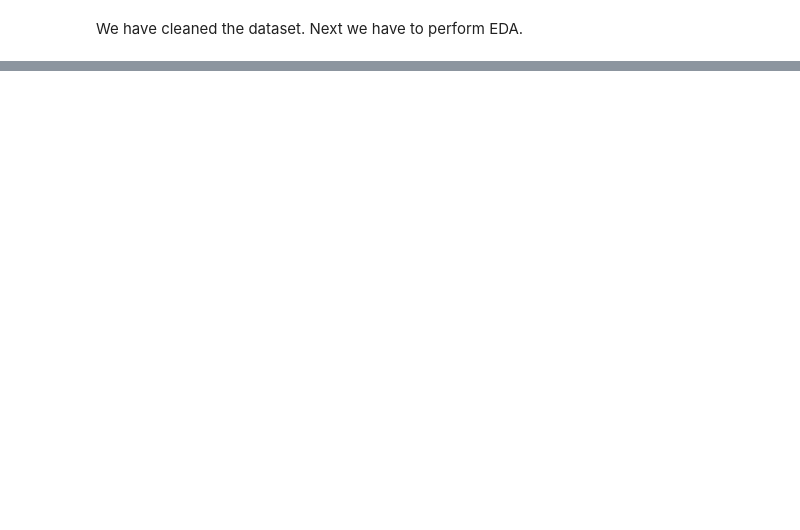
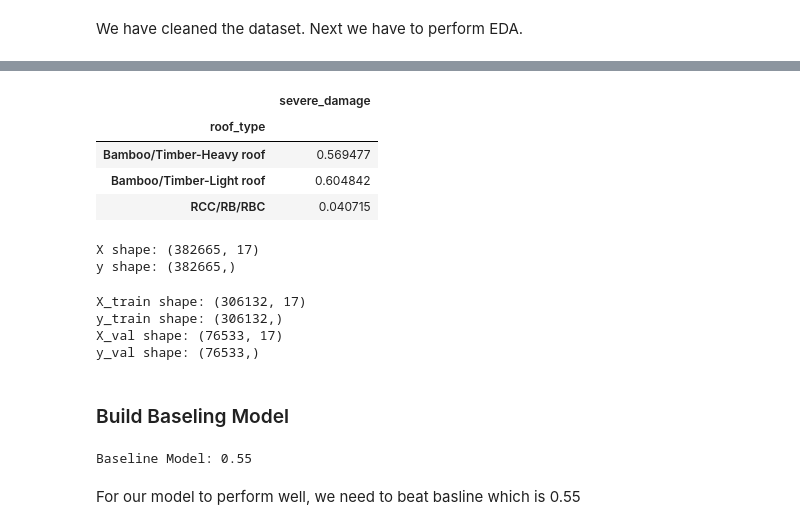
Before and after one commit to Jagannath29/DataScienceProjects, a Jupyter notebook: earthquake_damage_in_nepal_kavrepalanchwokDistrict/nepal_eqrthquake.ipynb, the cells around one changed output, grey strips where cells are left out. Saved outputs shown, nothing was run; the diff lists cells and outputs as text; code cells hidden in the pictures; blank space fills up the shorter version.

Commit message:
complete earthquake damage in kavrepalanchwok district

```diff
--- a/earthquake_damage_in_nepal_kavrepalanchwokDistrict/nepal_eqrthquake.ipynb
+++ b/earthquake_damage_in_nepal_kavrepalanchwokDistrict/nepal_eqrthquake.ipynb
@@ -258,0 +281,42 @@ We have cleaned the dataset. Next we have to perform EDA.
+# %%
+#  Create a pivot table of df where the index is "roof_type" and the values come from the "severe_damage" column, aggregated by the mean.
+
+roof_pivot = pd.pivot_table(df, index="roof_type", values="severe_damage")
+roof_pivot
+# %% [output]
+|  | severe_damage |
+| roof_type |  |
+| Bamboo/Timber-Heavy roof | 0.569477 |
+| Bamboo/Timber-Light roof | 0.604842 |
+| RCC/RB/RBC | 0.040715 |
+# %%
+# Create your feature matrix X and target vector y. Your target is "severe_damage".
+# splitting training and testing
+
+X = df.drop(columns = "severe_damage", axis=1)
+y = df["severe_damage"]
+print("X shape:", X.shape)
+print("y shape:", y.shape)
+# %% [output]
+X shape: (382665, 17)
+y shape: (382665,)
+# %%
+X_train, X_val, y_train, y_val = train_test_split(X, y, test_size=0.2, random_state=42)
+print("X_train shape:", X_train.shape)
+print("y_train shape:", y_train.shape)
+print("X_val shape:", X_val.shape)
+print("y_val shape:", y_val.shape)
+# %% [output]
+X_train shape: (306132, 17)
+y_train shape: (306132,)
+X_val shape: (76533, 17)
+y_val shape: (76533,)
+# %% [markdown]
+### Build Baseling Model
+# %%
+base = y_train.value_counts(normalize=True).max()
+print(f'Baseline Model: {base.round(2)}')
+# %% [output]
+Baseline Model: 0.55
+# %% [markdown]
+For our model to perform well, we need to beat basline which is 0.55
```
Also changed, not shown: parts of 18 cells of this notebook, 1 other file.
